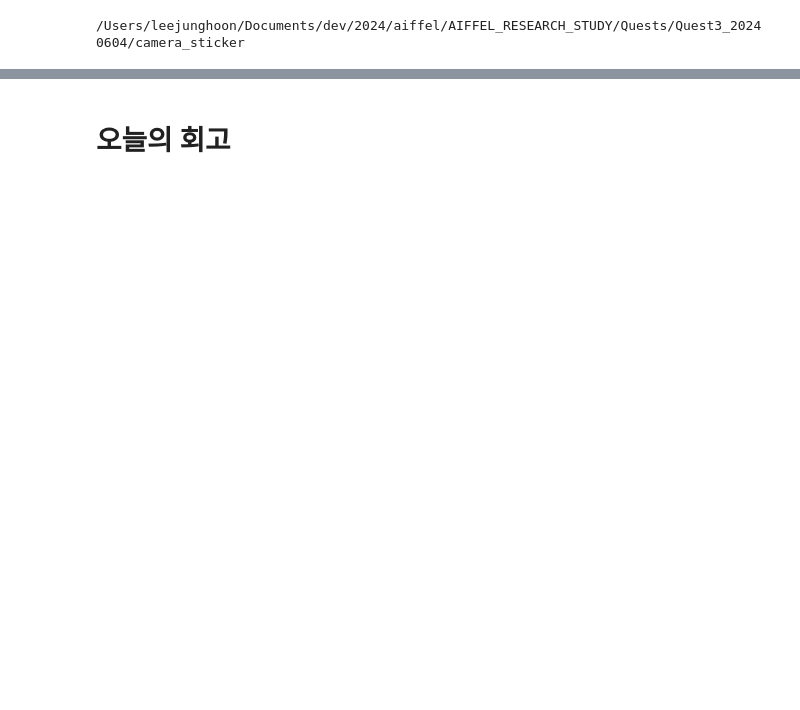
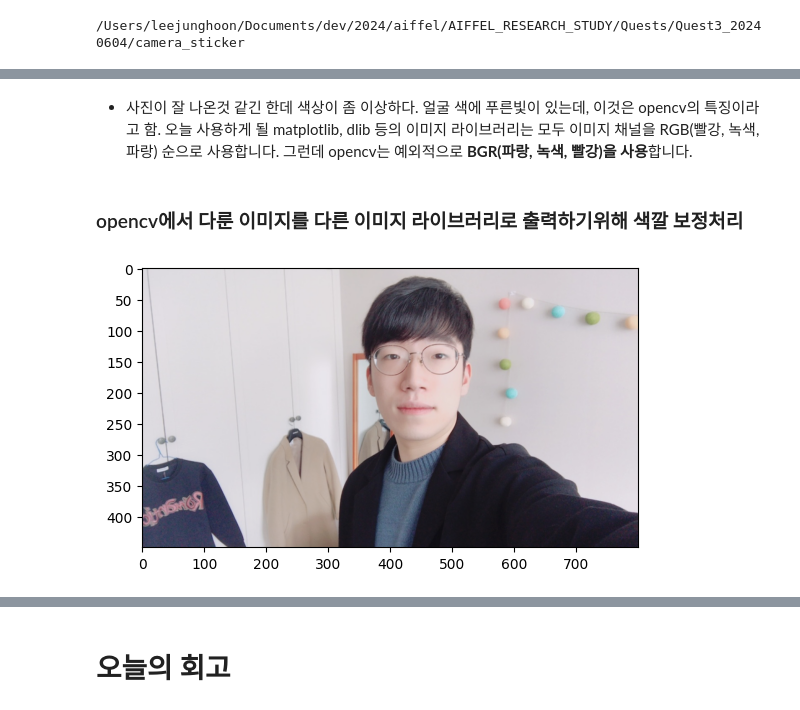
Before and after one commit to coronarita1991/AIFFEL_RESEARCH_STUDY, a Jupyter notebook: Quests/Quest3_20240604/camera_sticker/Camera_app_practice.ipynb, the cells around one changed output, grey strips where cells are left out. Saved outputs shown, nothing was run; the diff lists cells and outputs as text; code cells hidden in the pictures; blank space fills up the shorter version.

```diff
--- a/Quests/Quest3_20240604/camera_sticker/Camera_app_practice.ipynb
+++ b/Quests/Quest3_20240604/camera_sticker/Camera_app_practice.ipynb
@@ -47,0 +56,14 @@ plt.show() # 이미지를 출력해준다. (실제 출력)
+# %% [markdown]
+- 사진이 잘 나온것 같긴 한데 색상이 좀 이상하다.
+얼굴 색에 푸른빛이 있는데, 이것은 opencv의 특징이라고 함.
+오늘 사용하게 될 matplotlib, dlib 등의 이미지 라이브러리는 모두 이미지 채널을 RGB(빨강, 녹색, 파랑) 순으로 사용합니다.
+그런데 opencv는 예외적으로 **BGR(파랑, 녹색, 빨강)을 사용**합니다.
+# %% [markdown]
+### opencv에서 다룬 이미지를 다른 이미지 라이브러리로 출력하기위해 색깔 보정처리
+# %%
+# plt.imshow 이전에 RGB 이미지로 바꾸는 것을 잊지마세요.
+img_rgb = cv2.cvtColor(img_bgr, cv2.COLOR_BGR2RGB)
+plt.imshow(img_rgb) # 이미지 실제 출력하기 위해 이미지를 올려줌 (원하는 사이즈의 픽셀을 원하는 색으로 채워서 만든 그림이라고 합니다.)
+plt.show() # 이미지 실제 출력
+# %% [output]
+[figure, added]
```
Also changed, not shown: parts of 93 cells of this notebook, 1 other file.
